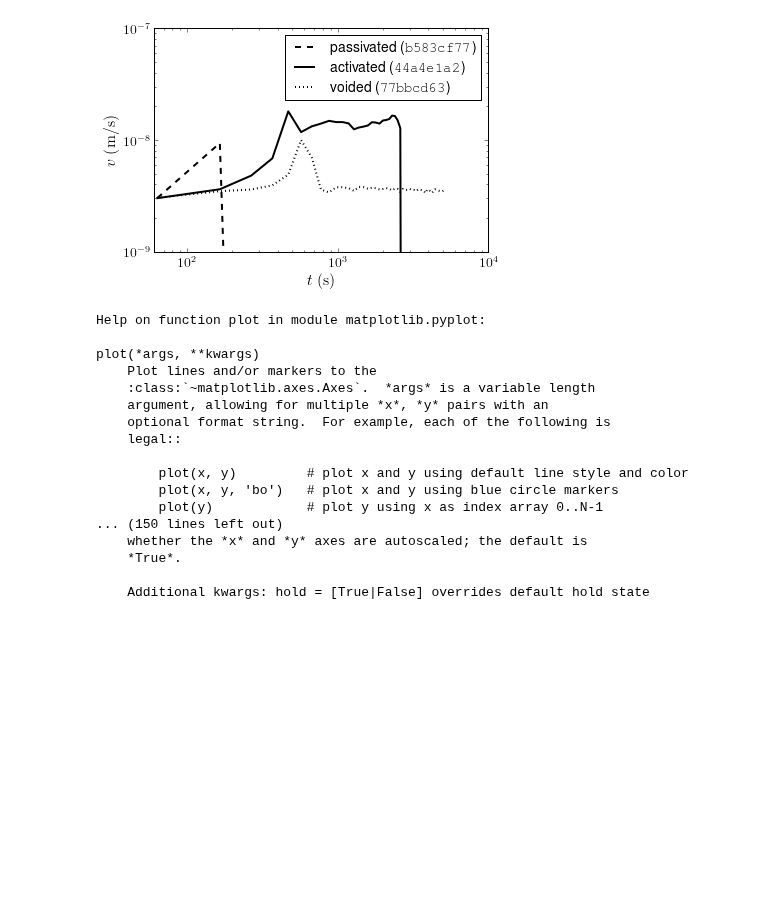
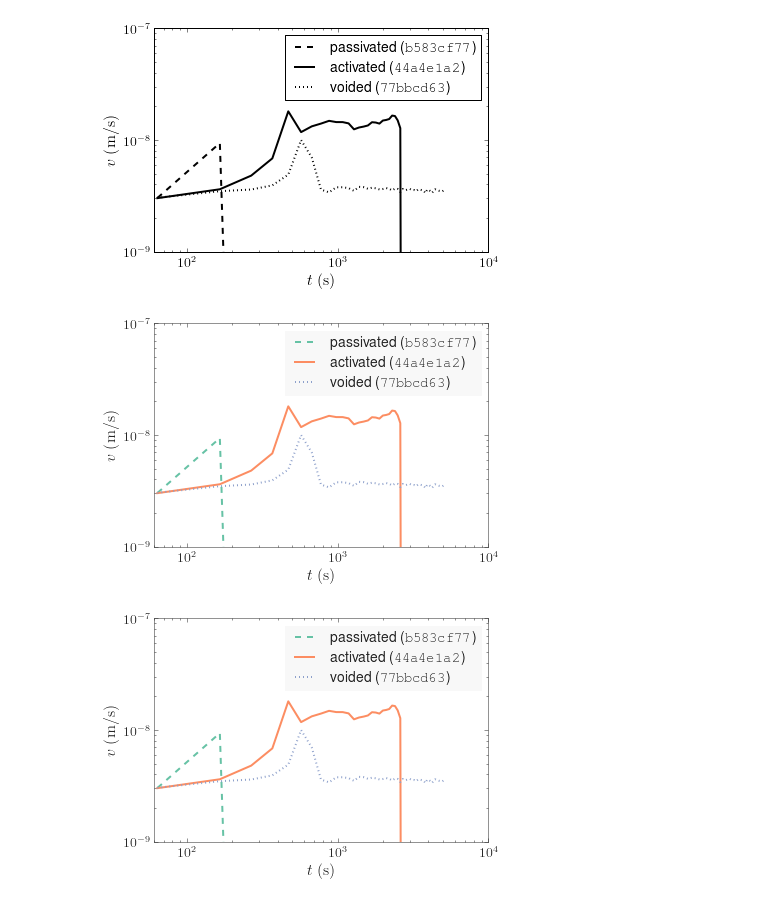
Before and after one commit to wd15/extremefill2D, a Jupyter notebook: figures.ipynb, the cells around one changed output. Cells and saved outputs as stored; diff of their text form; code cells hidden in the pictures; blank space fills up the shorter version.

Commit message:
Updating depostion rate versus time figure.

```diff
--- a/figures.ipynb
+++ b/figures.ipynb
@@ -179,23 +179,39 @@ plt.legend(prop={'size' : legendfontsize})
 plt.savefig('depositionrate.png')
 # %% [output]
 [figure]
-# %%
-help(plt.)
-# %% [output]
-Help on function plot in module matplotlib.pyplot:
-
-plot(*args, **kwargs)
-    Plot lines and/or markers to the
-    :class:`~matplotlib.axes.Axes`.  *args* is a variable length
-    argument, allowing for multiple *x*, *y* pairs with an
-    optional format string.  For example, each of the following is
-    legal::
-
-        plot(x, y)         # plot x and y using default line style and color
-        plot(x, y, 'bo')   # plot x and y using blue circle markers
-        plot(y)            # plot y using x as index array 0..N-1
-... (150 lines left out)
-    whether the *x* and *y* axes are autoscaled; the default is
-    *True*.
-
-    Additional kwargs: hold = [True|False] overrides default hold state
+# %%
+%load_ext autoreload
+%autoreload 4
+
+from tools import getDepositionRates
+import prettyplotlib
+ppl = prettyplotlib
+#import prettyplotlib as ppl
+import matplotlib.pyplot as plt
+
+ticklabelfontsize = 14
+axislabelfontsize = 16
+legendfontsize = 14
+
+labels = ['passivated', 'activated', 'voided']
+linestyles = ['--', '-', ':']
+
+fig = plt.figure()
+ax = fig.add_subplot(1, 1, 1)
+
+for r, l, ls in zip(reorderedRecords, labels, linestyles):
+    t, d = getDepositionRates(r)
+    label = '{0} ($\\texttt{{{1}}}$)'.format(l, r.label[:8])
+#    plt.semilogh(t, d, label=label, ls=ls, color='k', linewidth=2)
+    a = ppl.loglog(ax, t, d, label=label, ls=ls, linewidth=2)
+plt.ylim(1e-9, 1e-7)
+plt.xlabel(r'$t$ $\left(\second\right)$', fontdict={'fontsize' : axislabelfontsize})
+plt.ylabel(r'$v$ $\left(\meter\per\second\right)$', fontdict={'fontsize' : axislabelfontsize})
+plt.xlim(6e1, 1e4)
+plt.tick_params(axis='both', which='major', labelsize=ticklabelfontsize)
+plt.tick_params(axis='both', which='minor', labelsize=ticklabelfontsize)
+ppl.legend(ax, prop={'size' : legendfontsize})
+plt.savefig('depositionrate.png')
+# %% [output]
+[figure, added]
+[figure, added]
```
Also changed, not shown: parts of 1 cell of this notebook, 1 other file.
